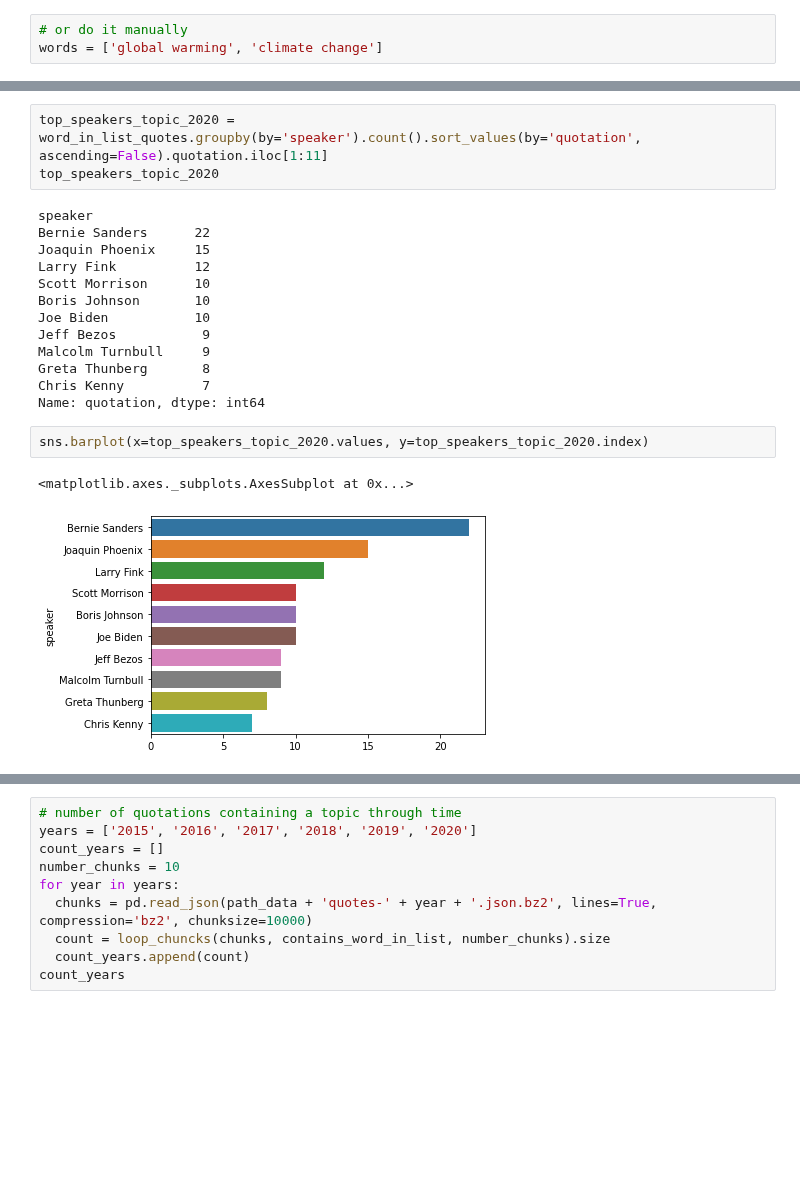
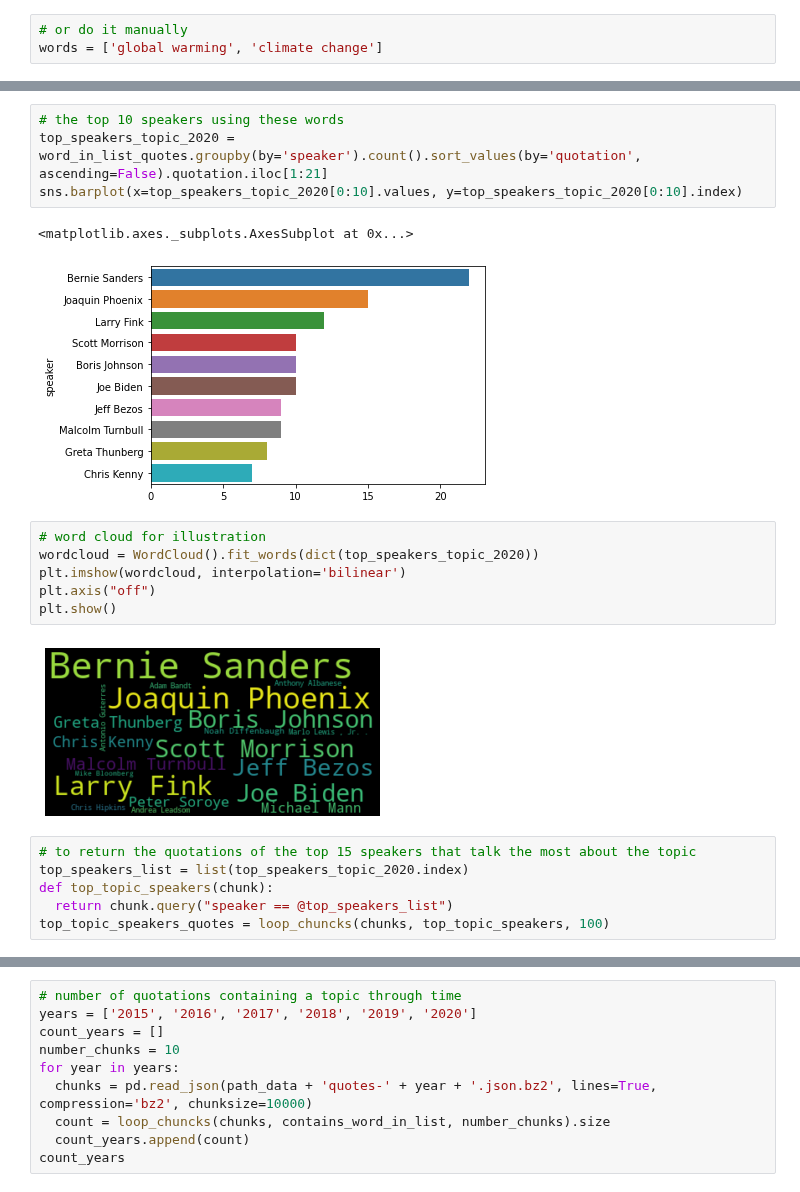
Before and after one commit to epfl-ada/ada-2021-project-jjzm, a Jupyter notebook: Data exploration M2.ipynb, the cells around one changed output, grey strips where cells are left out. Drawn from its saved outputs; the diff is of its cells as text; blank space fills up the shorter version.

```diff
--- a/Data exploration M2.ipynb
+++ b/Data exploration M2.ipynb
@@ -107,21 +110,21 @@ word_in_list_quotes.sample(3)
 # %%
-top_speakers_topic_2020 = word_in_list_quotes.groupby(by='speaker').count().sort_values(by='quotation', ascending=False).quotation.iloc[1:11]
-top_speakers_topic_2020
+# the top 10 speakers using these words
+top_speakers_topic_2020 = word_in_list_quotes.groupby(by='speaker').count().sort_values(by='quotation', ascending=False).quotation.iloc[1:21]
+sns.barplot(x=top_speakers_topic_2020[0:10].values, y=top_speakers_topic_2020[0:10].index)
 # %% [output]
-speaker
-Bernie Sanders      22
-Joaquin Phoenix     15
-Larry Fink          12
-Scott Morrison      10
-Boris Johnson       10
-Joe Biden           10
-Jeff Bezos           9
-Malcolm Turnbull     9
-Greta Thunberg       8
-Chris Kenny          7
-Name: quotation, dtype: int64
+<matplotlib.axes._subplots.AxesSubplot at 0x...>
+[figure, added]
-# %%
-sns.barplot(x=top_speakers_topic_2020.values, y=top_speakers_topic_2020.index)
-# %% [output]
-<matplotlib.axes._subplots.AxesSubplot at 0x...>
-[figure, removed]
+# %%
+# word cloud for illustration
+wordcloud = WordCloud().fit_words(dict(top_speakers_topic_2020))
+plt.imshow(wordcloud, interpolation='bilinear')
+plt.axis("off")
+plt.show()
+# %% [output]
+[figure, added]
+# %%
+# to return the quotations of the top 15 speakers that talk the most about the topic
+top_speakers_list = list(top_speakers_topic_2020.index)
+def top_topic_speakers(chunk):
+  return chunk.query("speaker == @top_speakers_list")
+top_topic_speakers_quotes = loop_chuncks(chunks, top_topic_speakers, 100)
```
Also changed, not shown: parts of 17 cells of this notebook.
